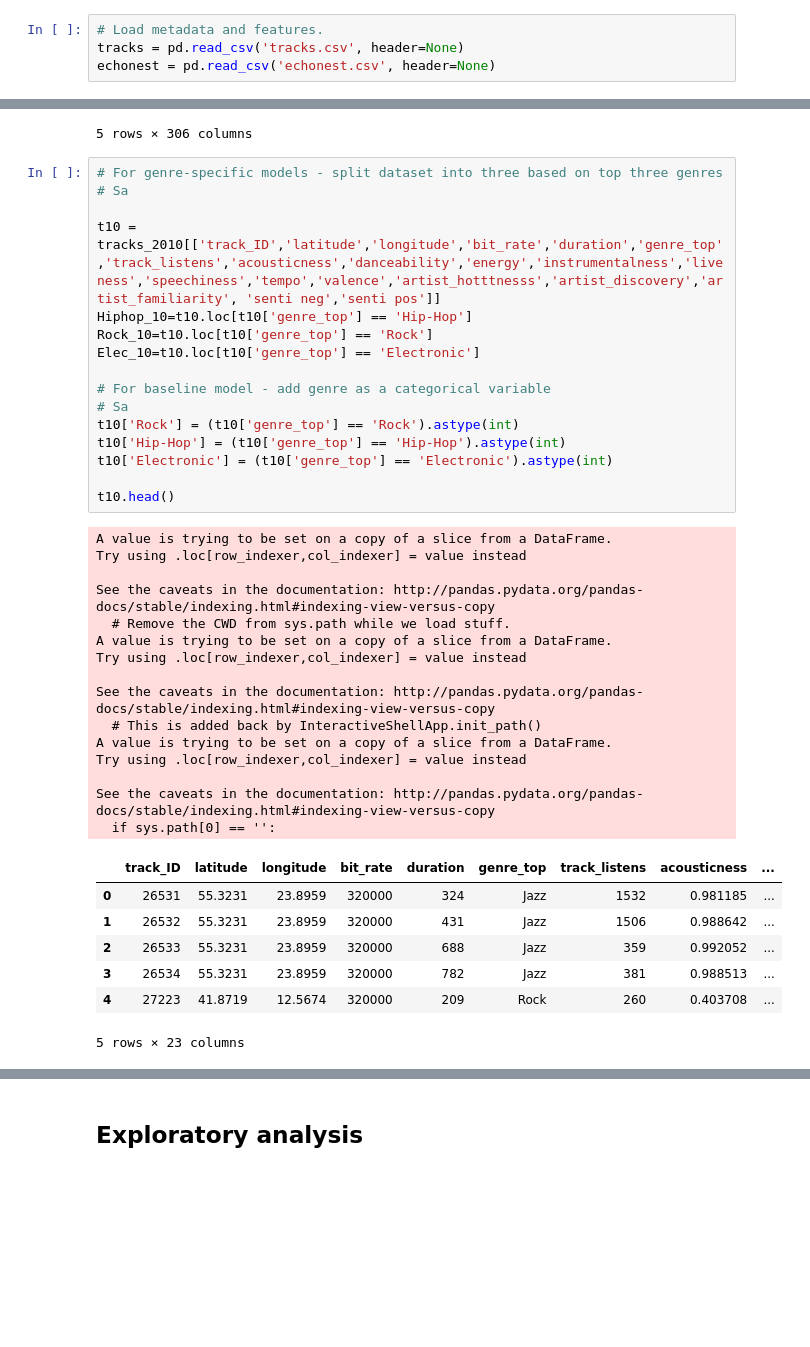
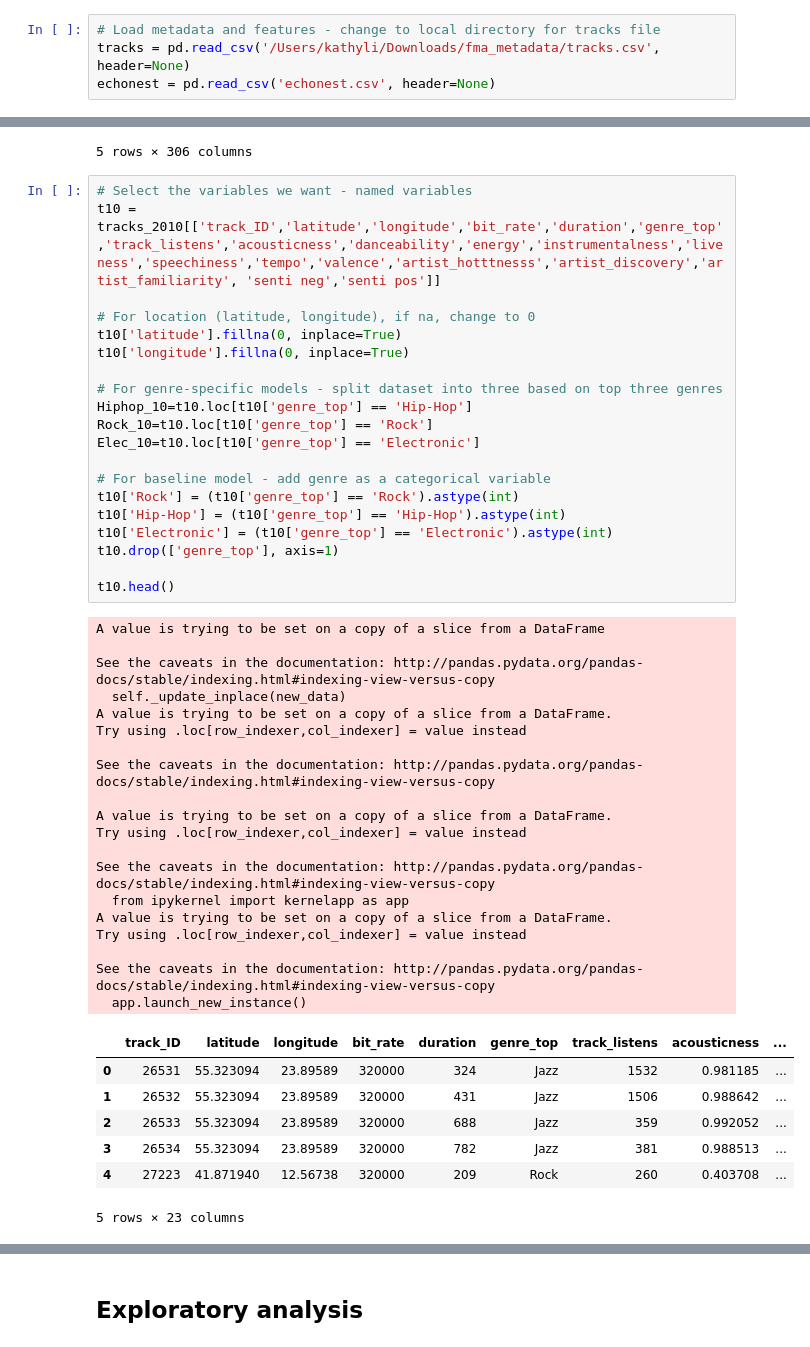
Before and after one commit to kathyyli/DS_project, a Jupyter notebook: DS project v2.ipynb, the cells around one changed output, grey strips where cells are left out. Saved outputs shown, nothing was run; the diff lists cells and outputs as text; blank space fills up the shorter version.

```diff
--- a/DS project v2.ipynb
+++ b/DS project v2.ipynb
@@ -12,8 +12,8 @@ from pandas.plotting import scatter_matrix
 #import librosa  #need install first
 #import librosa.display
 # %%
-# Load metadata and features.
-tracks = pd.read_csv('tracks.csv', header=None)
+# Load metadata and features - change to local directory for tracks file
+tracks = pd.read_csv('/Users/kathyli/Downloads/fma_metadata/tracks.csv', header=None)
 echonest = pd.read_csv('echonest.csv', header=None)
 # %%
 # Change column names from "track.1", ... to named columns
@@ -153,43 +148,51 @@ tracks_2010.head()
 | 4 | 27223 | 0 | 2010-03-14 11:40:47 | 2010-03-14 00:00:00 | NaN | 3 | 5883 | <p>The Sakee Sed are Marco Grezzi... | ... |
 5 rows × 306 columns
 # %%
+# Select the variables we want - named variables
+t10 = tracks_2010[['track_ID','latitude','longitude','bit_rate','duration','genre_top','track_listens','acousticness','danceability','energy','instrumentalness','liveness','speechiness','tempo','valence','artist_hotttnesss','artist_discovery','artist_familiarity', 'senti neg','senti pos']]
+
+# For location (latitude, longitude), if na, change to 0
+t10['latitude'].fillna(0, inplace=True)
+t10['longitude'].fillna(0, inplace=True)
+
 # For genre-specific models - split dataset into three based on top three genres
-# Sa
-
-t10 = tracks_2010[['track_ID','latitude','longitude','bit_rate','duration','genre_top','track_listens','acousticness','danceability','energy','instrumentalness','liveness','speechiness','tempo','valence','artist_hotttnesss','artist_discovery','artist_familiarity', 'senti neg','senti pos']]
 Hiphop_10=t10.loc[t10['genre_top'] == 'Hip-Hop']
 Rock_10=t10.loc[t10['genre_top'] == 'Rock']
 Elec_10=t10.loc[t10['genre_top'] == 'Electronic']
 
 # For baseline model - add genre as a categorical variable
-# Sa
 t10['Rock'] = (t10['genre_top'] == 'Rock').astype(int)
 t10['Hip-Hop'] = (t10['genre_top'] == 'Hip-Hop').astype(int)
 t10['Electronic'] = (t10['genre_top'] == 'Electronic').astype(int)
+t10.drop(['genre_top'], axis=1)
 
 t10.head()
 # %% [output]
+A value is trying to be set on a copy of a slice from a DataFrame
+
+See the caveats in the documentation: http://pandas.pydata.org/pandas-docs/stable/indexing.html#indexing-view-versus-copy
+  self._update_inplace(new_data)
 A value is trying to be set on a copy of a slice from a DataFrame.
 Try using .loc[row_indexer,col_indexer] = value instead
 
 See the caveats in the documentation: http://pandas.pydata.org/pandas-docs/stable/indexing.html#indexing-view-versus-copy
-  # Remove the CWD from sys.path while we load stuff.
+
 A value is trying to be set on a copy of a slice from a DataFrame.
 Try using .loc[row_indexer,col_indexer] = value instead
 
 See the caveats in the documentation: http://pandas.pydata.org/pandas-docs/stable/indexing.html#indexing-view-versus-copy
-  # This is added back by InteractiveShellApp.init_path()
+  from ipykernel import kernelapp as app
 A value is trying to be set on a copy of a slice from a DataFrame.
 Try using .loc[row_indexer,col_indexer] = value instead
 
 See the caveats in the documentation: http://pandas.pydata.org/pandas-docs/stable/indexing.html#indexing-view-versus-copy
-  if sys.path[0] == '':
+  app.launch_new_instance()
 |  | track_ID | latitude | longitude | bit_rate | duration | genre_top | track_listens | acousticness | ... |
-| 0 | 26531 | 55.3231 | 23.8959 | 320000 | 324 | Jazz | 1532 | 0.981185 | ... |
-| 1 | 26532 | 55.3231 | 23.8959 | 320000 | 431 | Jazz | 1506 | 0.988642 | ... |
-| 2 | 26533 | 55.3231 | 23.8959 | 320000 | 688 | Jazz | 359 | 0.992052 | ... |
-| 3 | 26534 | 55.3231 | 23.8959 | 320000 | 782 | Jazz | 381 | 0.988513 | ... |
-| 4 | 27223 | 41.8719 | 12.5674 | 320000 | 209 | Rock | 260 | 0.403708 | ... |
+| 0 | 26531 | 55.323094 | 23.89589 | 320000 | 324 | Jazz | 1532 | 0.981185 | ... |
+| 1 | 26532 | 55.323094 | 23.89589 | 320000 | 431 | Jazz | 1506 | 0.988642 | ... |
+| 2 | 26533 | 55.323094 | 23.89589 | 320000 | 688 | Jazz | 359 | 0.992052 | ... |
+| 3 | 26534 | 55.323094 | 23.89589 | 320000 | 782 | Jazz | 381 | 0.988513 | ... |
+| 4 | 27223 | 41.871940 | 12.56738 | 320000 | 209 | Rock | 260 | 0.403708 | ... |
 5 rows × 23 columns
 # %%
 # Take hip-hop, rock, and hip-hop together
```
Also changed, not shown: parts of 9 cells of this notebook.
